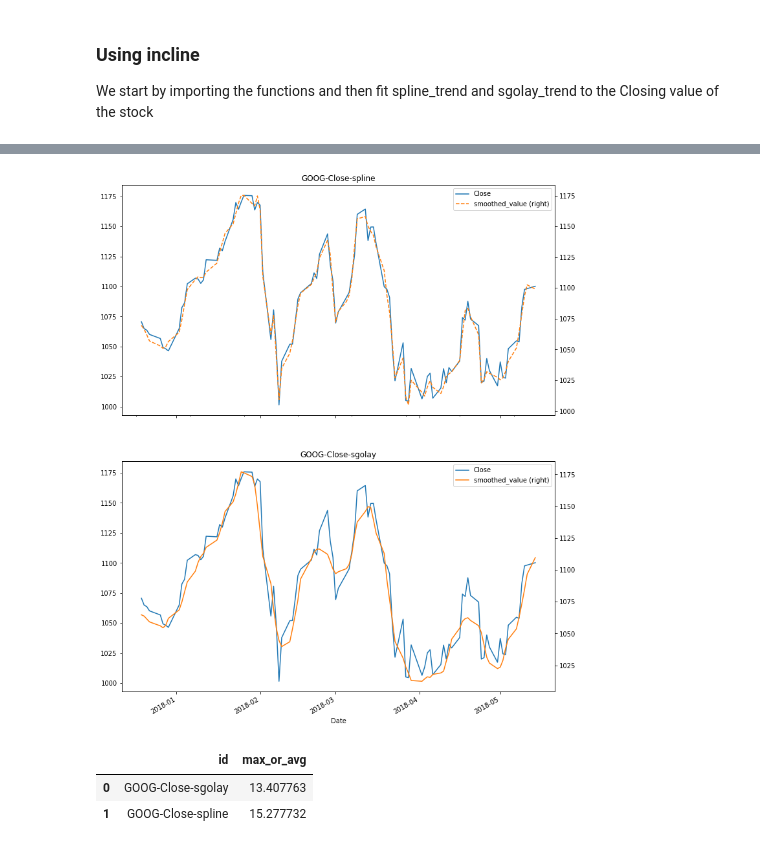
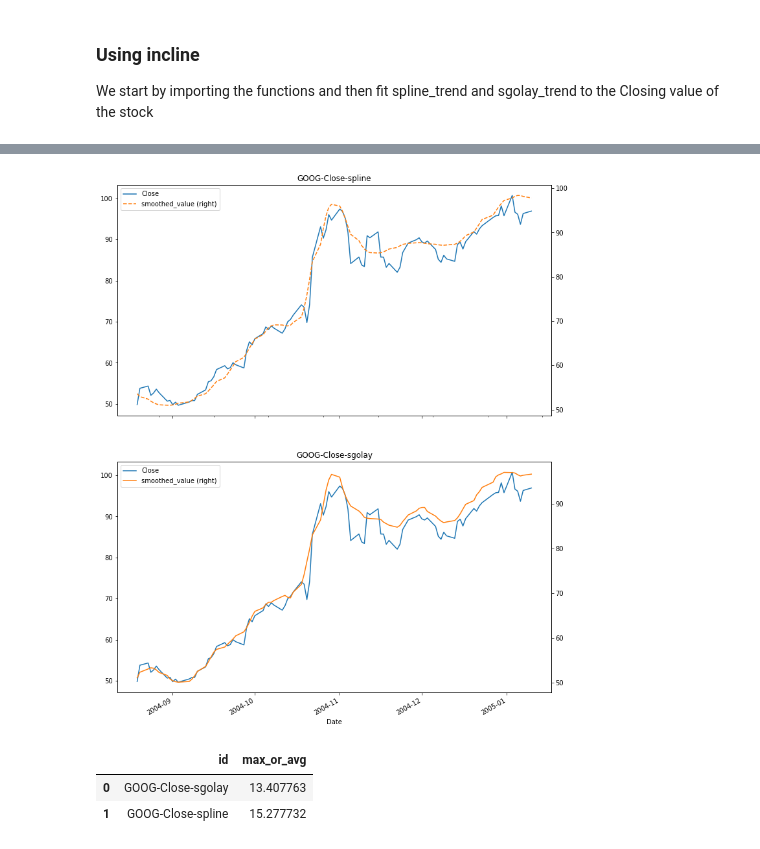
Before and after one commit to gojiplus/incline, a Jupyter notebook: incline/examples/incline_example.ipynb, the cells around one changed output, grey strips where cells are left out. Saved outputs shown, nothing was run; the diff lists cells and outputs as text; code cells hidden in the pictures.

```diff
--- a/incline/examples/incline_example.ipynb
+++ b/incline/examples/incline_example.ipynb
@@ -13,7 +16,7 @@ import pandas as pd
 
 Convert the date column to date, sort by date, and index the dataframe by date.
 # %%
-df = pd.read_csv('incline/data/GOOG.csv')
+df = pd.read_csv('../data/GOOG.csv')
 df.Date = pd.to_datetime(df.Date)
 df.sort_values('Date', inplace=True)
 df.set_index('Date', inplace=True)
@@ -59,11 +62,11 @@ df2.head()
 # %%
 fig, axes = plt.subplots(2, 1)
 axes[0].set_title('GOOG-Close-spline');
 axes[1].set_title('GOOG-Close-sgolay');
-df1[['Close', 'smoothed_value']][-100:].plot(figsize=(12, 16), secondary_y='smoothed_value', ax=axes[0], style=['-', '--']);
-df2[['Close', 'smoothed_value']][-100:].plot(figsize=(12, 16), secondary_y='smoothed_value', ax=axes[1]);
+df1[['Close', 'smoothed_value']][:100].plot(figsize=(12, 16), secondary_y='smoothed_value', ax=axes[0], style=['-', '--']);
+df2[['Close', 'smoothed_value']][:100].plot(figsize=(12, 16), secondary_y='smoothed_value', ax=axes[1]);
 # %% [output]
-[figure, old version]
+[figure, new version]
 # %%
 tdf = trending([df1, df2], derivative_order=1, max_or_avg='max')
 tdf
```
Also changed, not shown: parts of 2 cells of this notebook.
